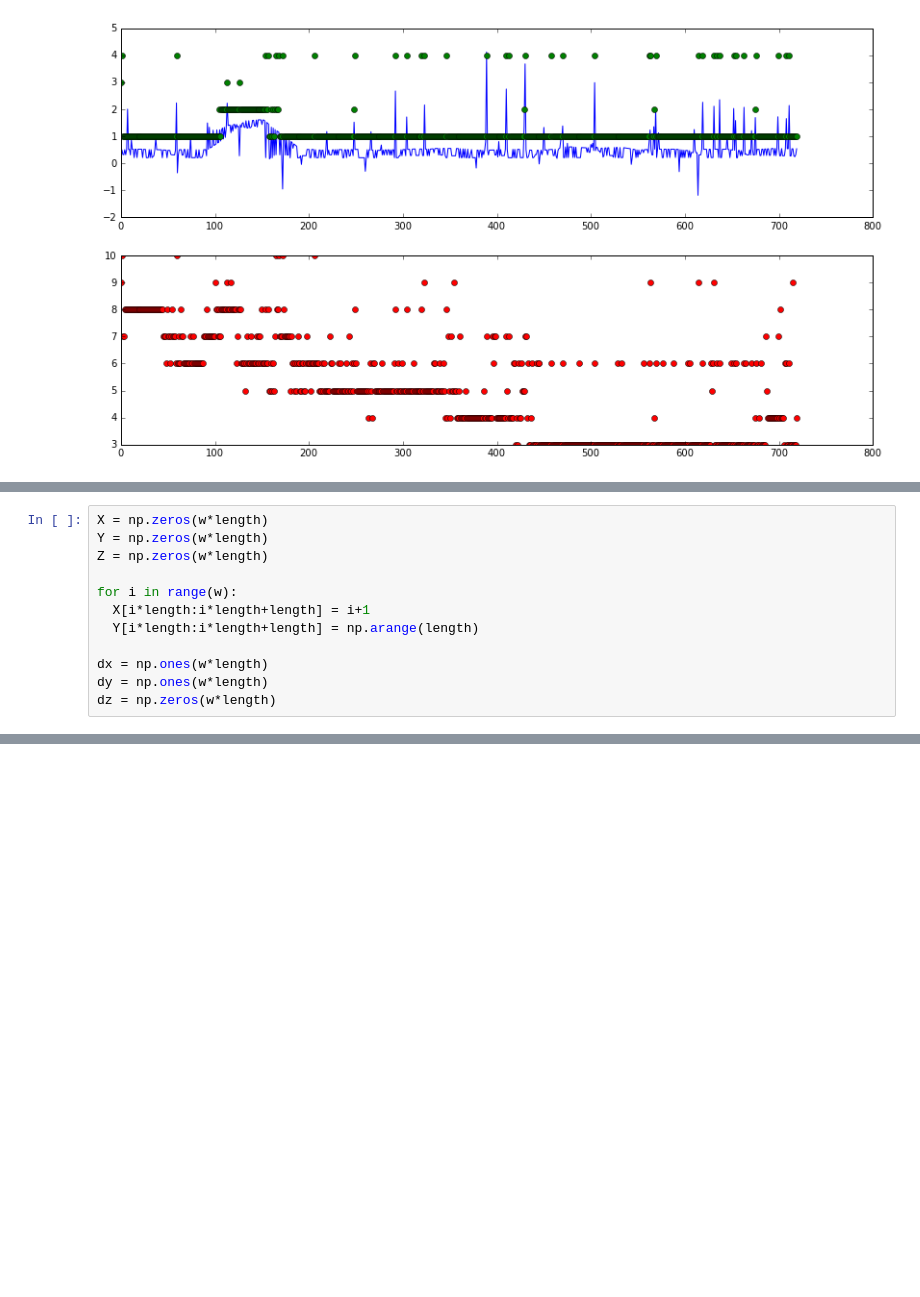
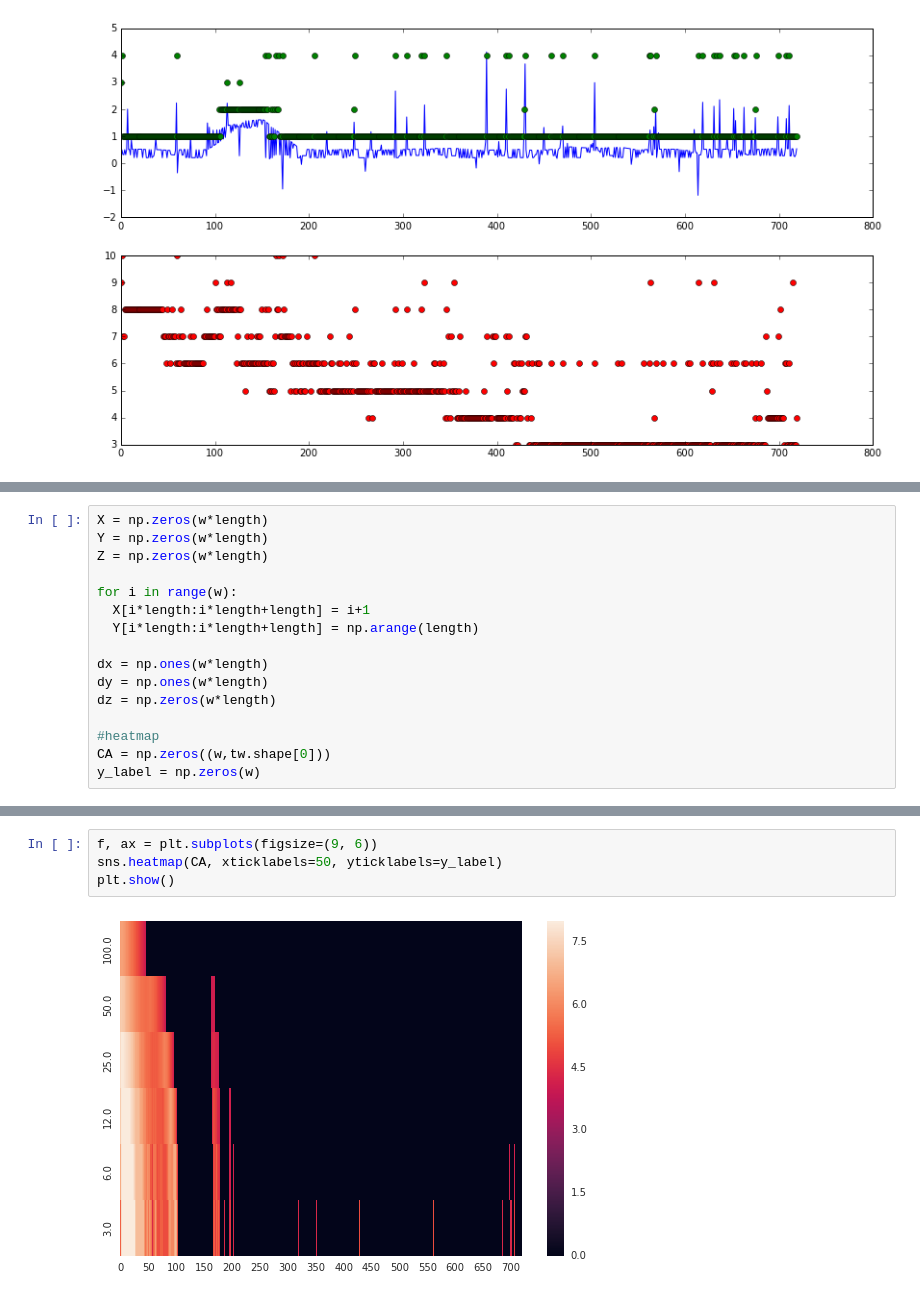
Before and after one commit to jarrodhaas/318, a Jupyter notebook: analysis1.0.ipynb, the cells around one changed output, grey strips where cells are left out. Cells and saved outputs as stored; diff of their text form; blank space fills up the shorter version.

```diff
--- a/analysis1.0.ipynb
+++ b/analysis1.0.ipynb
@@ -378,6 +381,10 @@ for i in range(w):
 dx = np.ones(w*length)
 dy = np.ones(w*length)
 dz = np.zeros(w*length)
+
+#heatmap
+CA = np.zeros((w,tw.shape[0]))
+y_label = np.zeros(w)
 # %%
 #
 # max avg subarray algorithm
@@ -405,4 +415,10 @@ for i in range(0,w):
     k = int(mt.floor(k / 2))
+# %%
+f, ax = plt.subplots(figsize=(9, 6))
+sns.heatmap(CA, xticklabels=50, yticklabels=y_label)
+plt.show()
+# %% [output]
+[figure, added]
 # %%
 fig = plt.figure(figsize=(14, 12))
 ax = fig.add_subplot(111, projection='3d')
```
Also changed, not shown: parts of 5 cells of this notebook, 1 other file.
